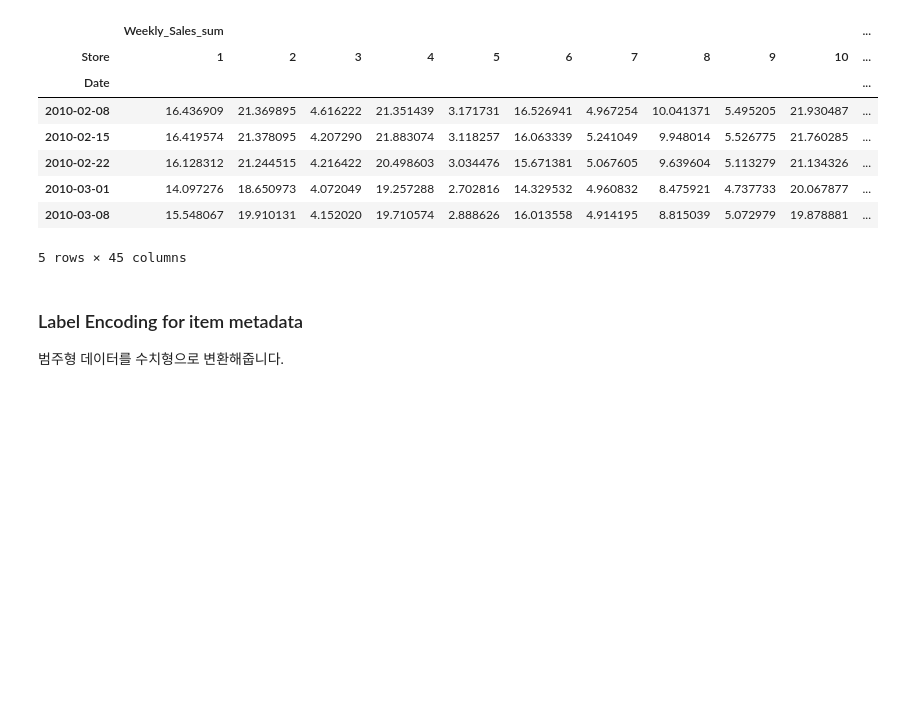
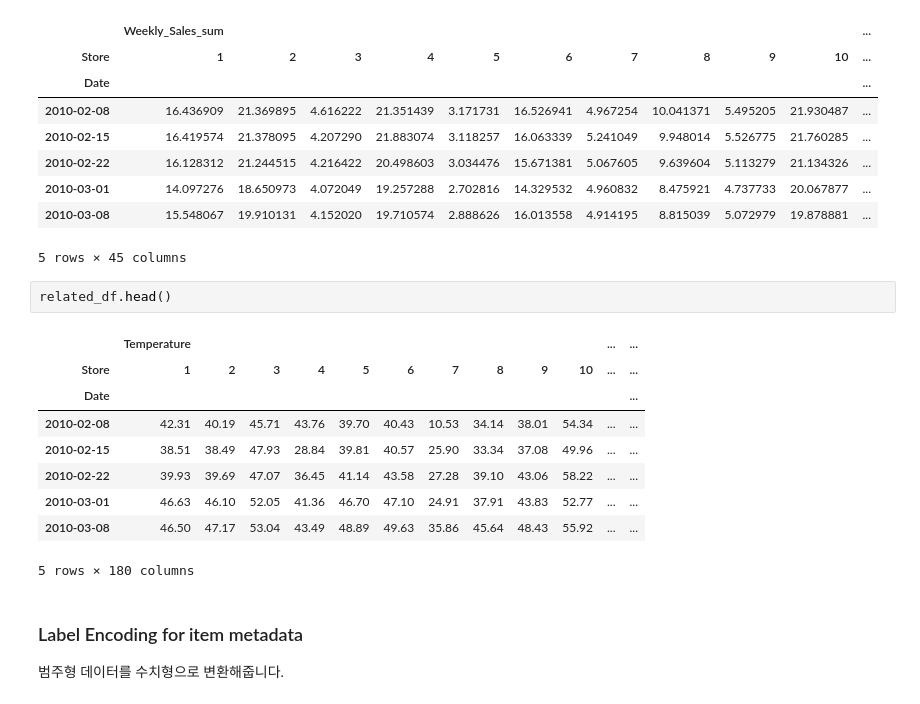
Before and after one commit to daekeun-ml/time-series-on-aws-hol, a Jupyter notebook: walmart-sale/1.training_local.ipynb, the cells around one changed output. Saved outputs shown, nothing was run; the diff lists cells and outputs as text; blank space fills up the shorter version.

```diff
--- a/walmart-sale/1.training_local.ipynb
+++ b/walmart-sale/1.training_local.ipynb
@@ -193,6 +193,18 @@ target_df.head()
 | 2010-03-01 | 14.097276 | 18.650973 | 4.072049 | 19.257288 | 2.702816 | 14.329532 | 4.960832 | 8.475921 | 4.737733 | 20.067877 | ... |
 | 2010-03-08 | 15.548067 | 19.910131 | 4.152020 | 19.710574 | 2.888626 | 16.013558 | 4.914195 | 8.815039 | 5.072979 | 19.878881 | ... |
 5 rows × 45 columns
+# %%
+related_df.head()
+# %% [output]
+|  | Temperature |  |  |  |  |  |  |  |  |  | ... | ... |
+| Store | 1 | 2 | 3 | 4 | 5 | 6 | 7 | 8 | 9 | 10 | ... | ... |
+| Date |  |  |  |  |  |  |  |  |  |  |  | ... |
+| 2010-02-08 | 42.31 | 40.19 | 45.71 | 43.76 | 39.70 | 40.43 | 10.53 | 34.14 | 38.01 | 54.34 | ... | ... |
+| 2010-02-15 | 38.51 | 38.49 | 47.93 | 28.84 | 39.81 | 40.57 | 25.90 | 33.34 | 37.08 | 49.96 | ... | ... |
+| 2010-02-22 | 39.93 | 39.69 | 47.07 | 36.45 | 41.14 | 43.58 | 27.28 | 39.10 | 43.06 | 58.22 | ... | ... |
+| 2010-03-01 | 46.63 | 46.10 | 52.05 | 41.36 | 46.70 | 47.10 | 24.91 | 37.91 | 43.83 | 52.77 | ... | ... |
+| 2010-03-08 | 46.50 | 47.17 | 53.04 | 43.49 | 48.89 | 49.63 | 35.86 | 45.64 | 48.43 | 55.92 | ... | ... |
+5 rows × 180 columns
 # %% [markdown]
 ### Label Encoding for item metadata
 
```
Also changed, not shown: parts of 6 cells of this notebook, 4 other files.
